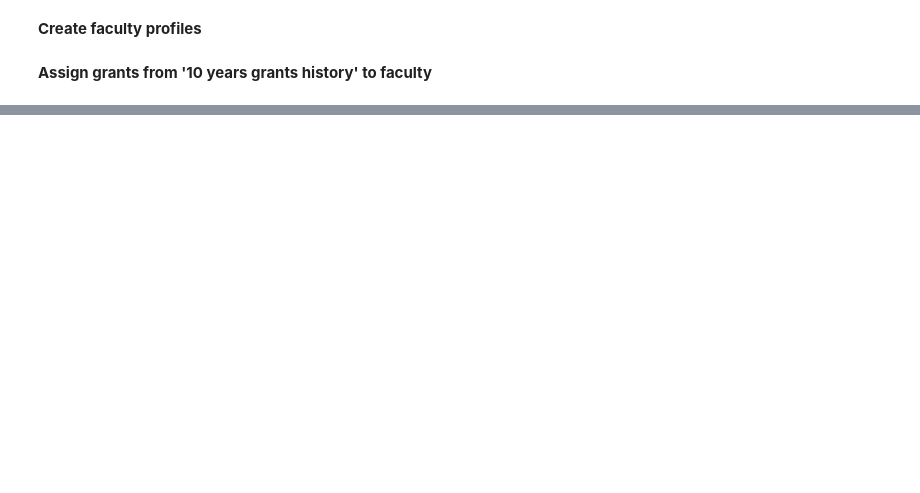
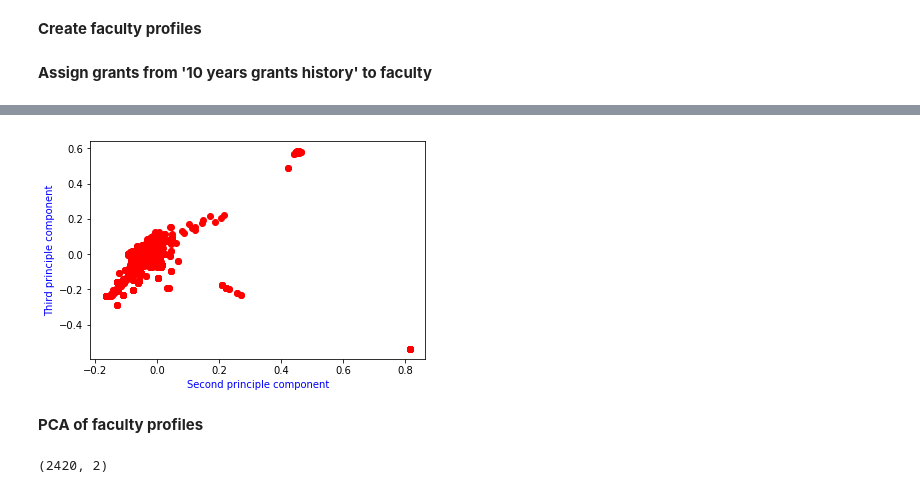
Before and after one commit to jsonchin/BIDS, a Jupyter notebook: modeling/clustering_recommender.ipynb, the cells around one changed output, grey strips where cells are left out. Cells and saved outputs as stored; diff of their text form; code cells hidden in the pictures; blank space fills up the shorter version.

```diff
--- a/modeling/clustering_recommender.ipynb
+++ b/modeling/clustering_recommender.ipynb
@@ -196,0 +291,9 @@ robert rhew 0.952640135369
+# %%
+plt.plot(svd_matrix[:,1], svd_matrix[:,2], 'ro')
+plt.xlabel("Second principle component", color="blue")
+plt.ylabel("Third principle component", color="blue")
+plt.show()
+# %% [output]
+[figure, added]
+# %% [markdown]
+<b>PCA of faculty profiles</b>
@@ -196,0 +303,4 @@ robert rhew 0.952640135369
+# %%
+pca_matrix.shape
+# %% [output]
+(2420, 2)
```
Also changed, not shown: parts of 33 cells of this notebook.
